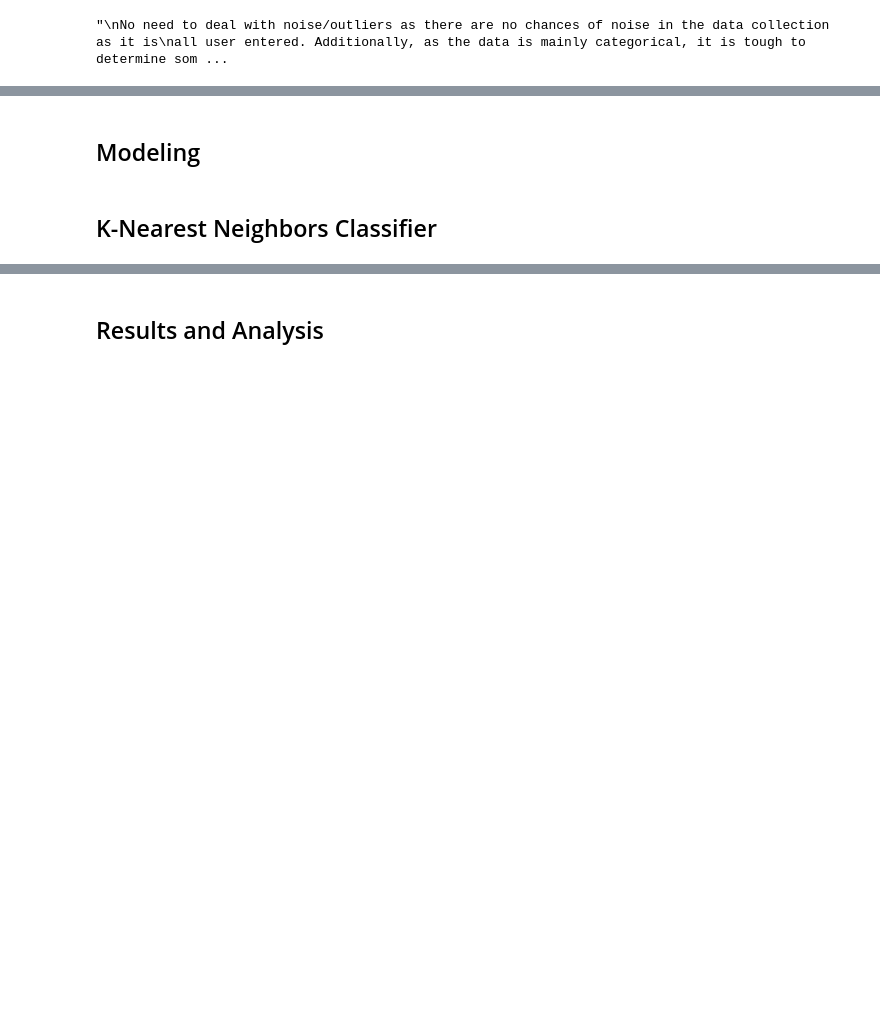
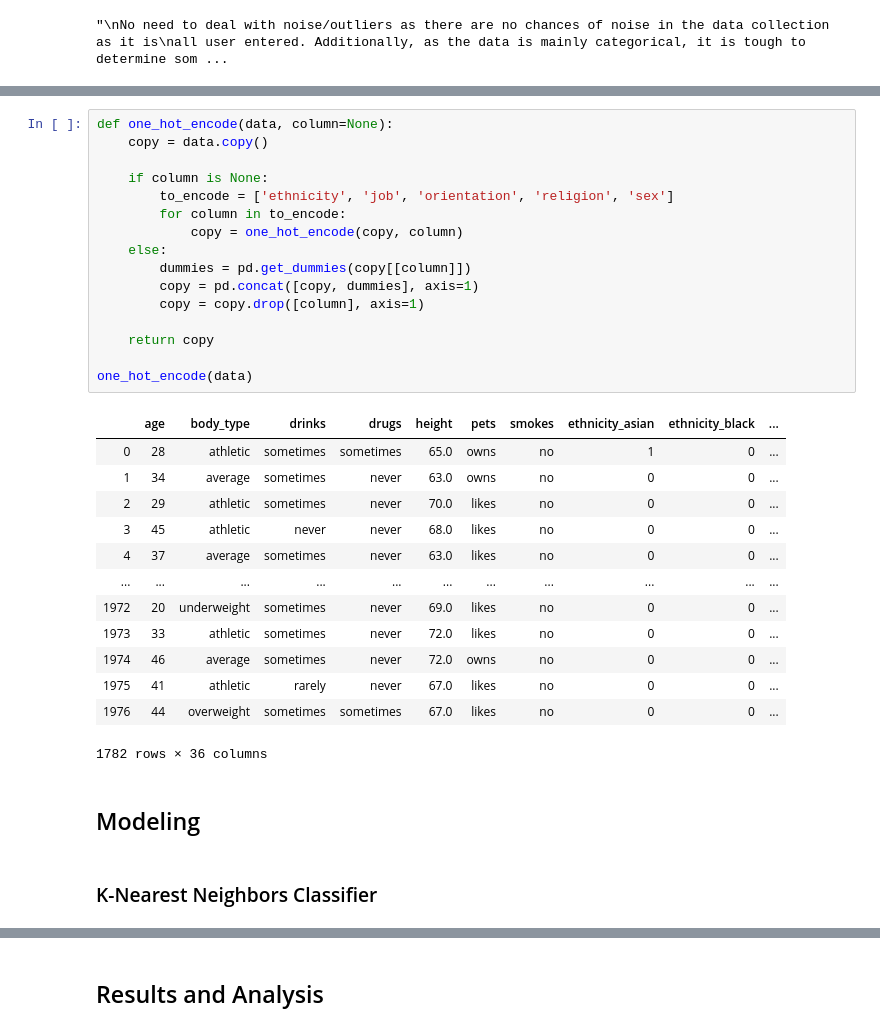
Before and after one commit to patelojas/OKCupid_Data_Mining, a Jupyter notebook: OKCupid.ipynb, the cells around one changed output, grey strips where cells are left out. Drawn from its saved outputs; the diff is of its cells as text; blank space fills up the shorter version.

```diff
--- a/OKCupid.ipynb
+++ b/OKCupid.ipynb
@@ -609,4 +685,34 @@ data.head()
+# %%
+def one_hot_encode(data, column=None):
+    copy = data.copy()
+
+    if column is None:
+        to_encode = ['ethnicity', 'job', 'orientation', 'religion', 'sex']
+        for column in to_encode:
+            copy = one_hot_encode(copy, column)
+    else:
+        dummies = pd.get_dummies(copy[[column]])
+        copy = pd.concat([copy, dummies], axis=1)
+        copy = copy.drop([column], axis=1)
+
+    return copy
+
+one_hot_encode(data)
+# %% [output]
+|  | age | body_type | drinks | drugs | height | pets | smokes | ethnicity_asian | ethnicity_black | ... |
+| 0 | 28 | athletic | sometimes | sometimes | 65.0 | owns | no | 1 | 0 | ... |
+| 1 | 34 | average | sometimes | never | 63.0 | owns | no | 0 | 0 | ... |
+| 2 | 29 | athletic | sometimes | never | 70.0 | likes | no | 0 | 0 | ... |
+| 3 | 45 | athletic | never | never | 68.0 | likes | no | 0 | 0 | ... |
+| 4 | 37 | average | sometimes | never | 63.0 | likes | no | 0 | 0 | ... |
+| ... | ... | ... | ... | ... | ... | ... | ... | ... | ... | ... |
+| 1972 | 20 | underweight | sometimes | never | 69.0 | likes | no | 0 | 0 | ... |
+| 1973 | 33 | athletic | sometimes | never | 72.0 | likes | no | 0 | 0 | ... |
+| 1974 | 46 | average | sometimes | never | 72.0 | owns | no | 0 | 0 | ... |
+| 1975 | 41 | athletic | rarely | never | 67.0 | likes | no | 0 | 0 | ... |
+| 1976 | 44 | overweight | sometimes | sometimes | 67.0 | likes | no | 0 | 0 | ... |
+1782 rows × 36 columns
 # %% [markdown]
 ## Modeling
 # %% [markdown]
-## K-Nearest Neighbors Classifier
+### K-Nearest Neighbors Classifier
```
Also changed, not shown: parts of 17 cells of this notebook.
